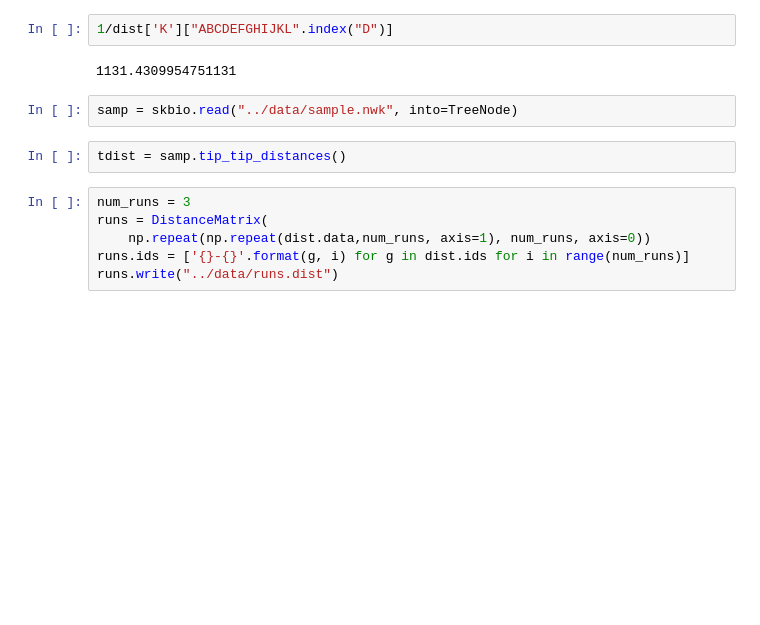
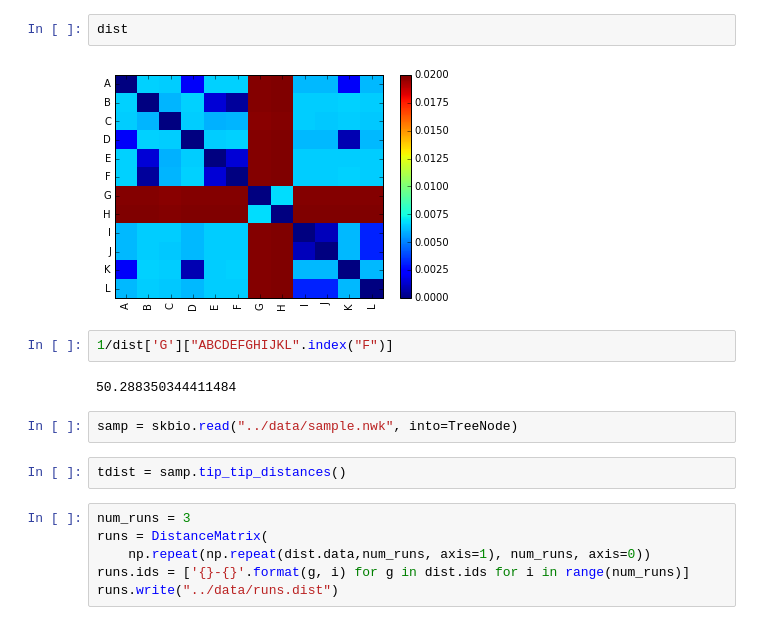
Before and after one commit to kdm9/kwip-experiments, a Jupyter notebook: ipynbs/distcompare.ipynb, the cells around one changed output. Cells and saved outputs as stored; diff of their text form; blank space fills up the shorter version.

```diff
--- a/ipynbs/distcompare.ipynb
+++ b/ipynbs/distcompare.ipynb
@@ -13,7 +16,11 @@ dist = aln.distances()
+# %%
+dist
+# %% [output]
+[figure, added]
 # %%
-1/dist['K']["ABCDEFGHIJKL".index("D")]
+1/dist['G']["ABCDEFGHIJKL".index("F")]
 # %% [output]
-1131.4309954751131
+50.288350344411484
 # %%
 samp = skbio.read("../data/sample.nwk", into=TreeNode)
 # %%
```
Also changed, not shown: parts of 17 cells of this notebook.
